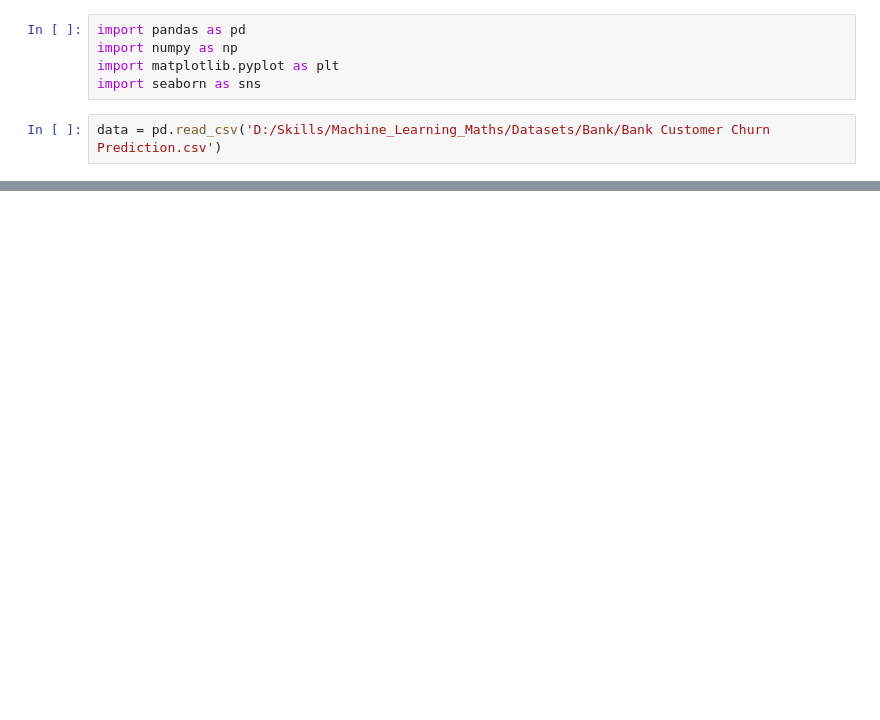
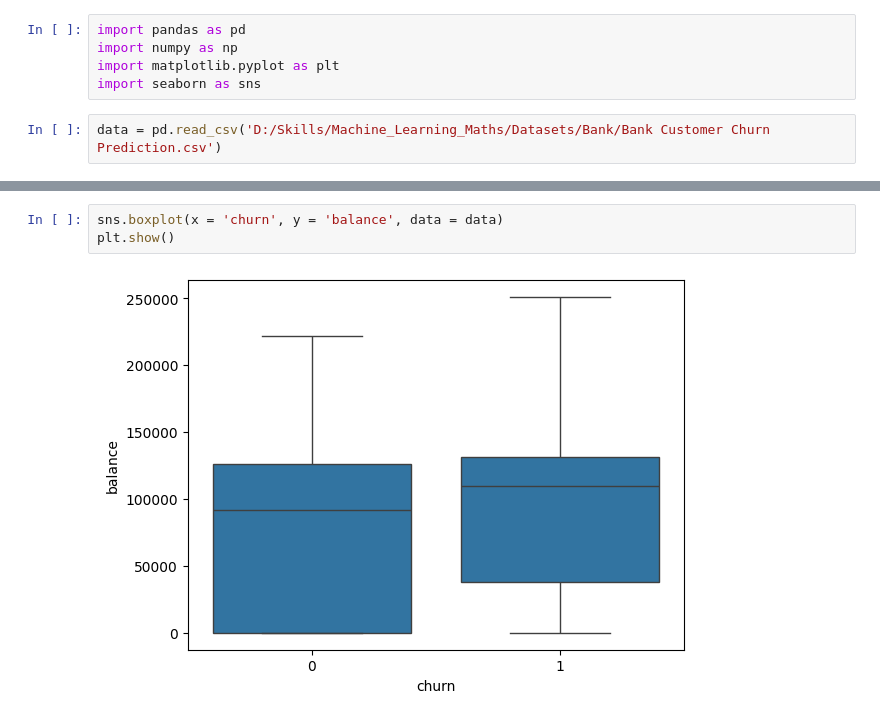
Before and after one commit to prachishende007/Machine_Learning_Maths, a Jupyter notebook: Models/Logistic_Reg.ipynb, the cells around one changed output, grey strips where cells are left out. Saved outputs shown, nothing was run; the diff lists cells and outputs as text; blank space fills up the shorter version.

```diff
--- a/Models/Logistic_Reg.ipynb
+++ b/Models/Logistic_Reg.ipynb
@@ -18,0 +28,5 @@ cors = data.corr()
+# %%
+sns.boxplot(x = 'churn', y = 'balance', data = data)
+plt.show()
+# %% [output]
+[figure, added]
```
Also changed, not shown: parts of 20 cells of this notebook.
